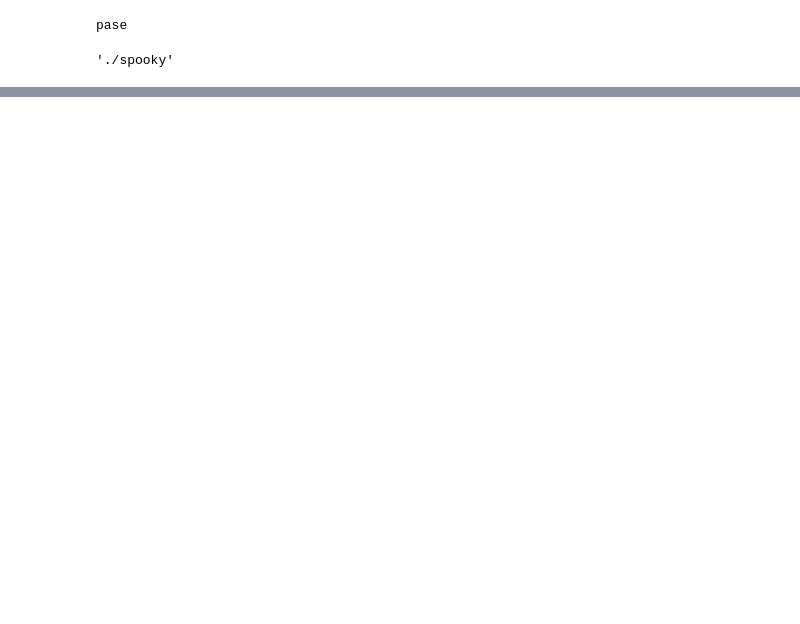
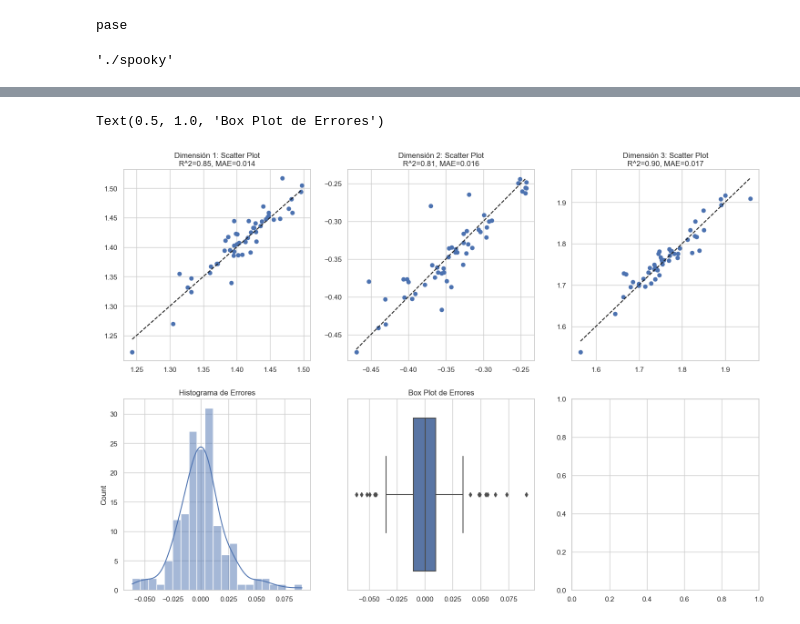
Before and after one commit to X34354/train_simulation, a Jupyter notebook: 12_spooky_net_prueba_SI.ipynb, the cells around one changed output, grey strips where cells are left out. Saved outputs shown, nothing was run; the diff lists cells and outputs as text; code cells hidden in the pictures; blank space fills up the shorter version.

```diff
--- a/12_spooky_net_prueba_SI.ipynb
+++ b/12_spooky_net_prueba_SI.ipynb
@@ -422,0 +511,44 @@ array([13.405078  , -4.4439187 , -6.181459  , ...,  6.5319796 ,
+# %%
+import numpy as np
+import matplotlib.pyplot as plt
+import seaborn as sns
+from sklearn.metrics import r2_score, mean_absolute_error
+from scipy.stats import probplot
+
+# Datos proporcionados
+target = np.array(label_2)
+
+predict = np.array(pred_2)
+# Función para calcular errores
+def calculate_errors(target, predict):
+    errors = predict - target
+    return errors.flatten()
+
+# Errores
+errors = calculate_errors(target, predict)
+
+# R^2 scores
+r2_scores = [r2_score(target[:, i], predict[:, i]) for i in range(target.shape[1])]
+
+# MAE
+mae_scores = [mean_absolute_error(target[:, i], predict[:, i]) for i in range(target.shape[1])]
+
+# Gráficos
+fig, axes = plt.subplots(2, 3, figsize=(18, 12))
+
+# Scatter plot para cada dimensión
+for i in range(target.shape[1]):
+    axes[0, i].scatter(target[:, i], predict[:, i])
+    axes[0, i].plot([target[:, i].min(), target[:, i].max()], [target[:, i].min(), target[:, i].max()], 'k--')
+    axes[0, i].set_title(f'Dimensión {i+1}: Scatter Plot\nR^2={r2_scores[i]:.2f}, MAE={mae_scores[i]:.3f}')
+
+# Histograma de errores
+sns.histplot(errors, kde=True, ax=axes[1, 0])
+axes[1, 0].set_title('Histograma de Errores')
+
+# Box plot de errores
+sns.boxplot(x=errors, ax=axes[1, 1])
+axes[1, 1].set_title('Box Plot de Errores')
+# %% [output]
+Text(0.5, 1.0, 'Box Plot de Errores')
+[figure, added]
```
Also changed, not shown: parts of 23 cells of this notebook, 7 other files.
